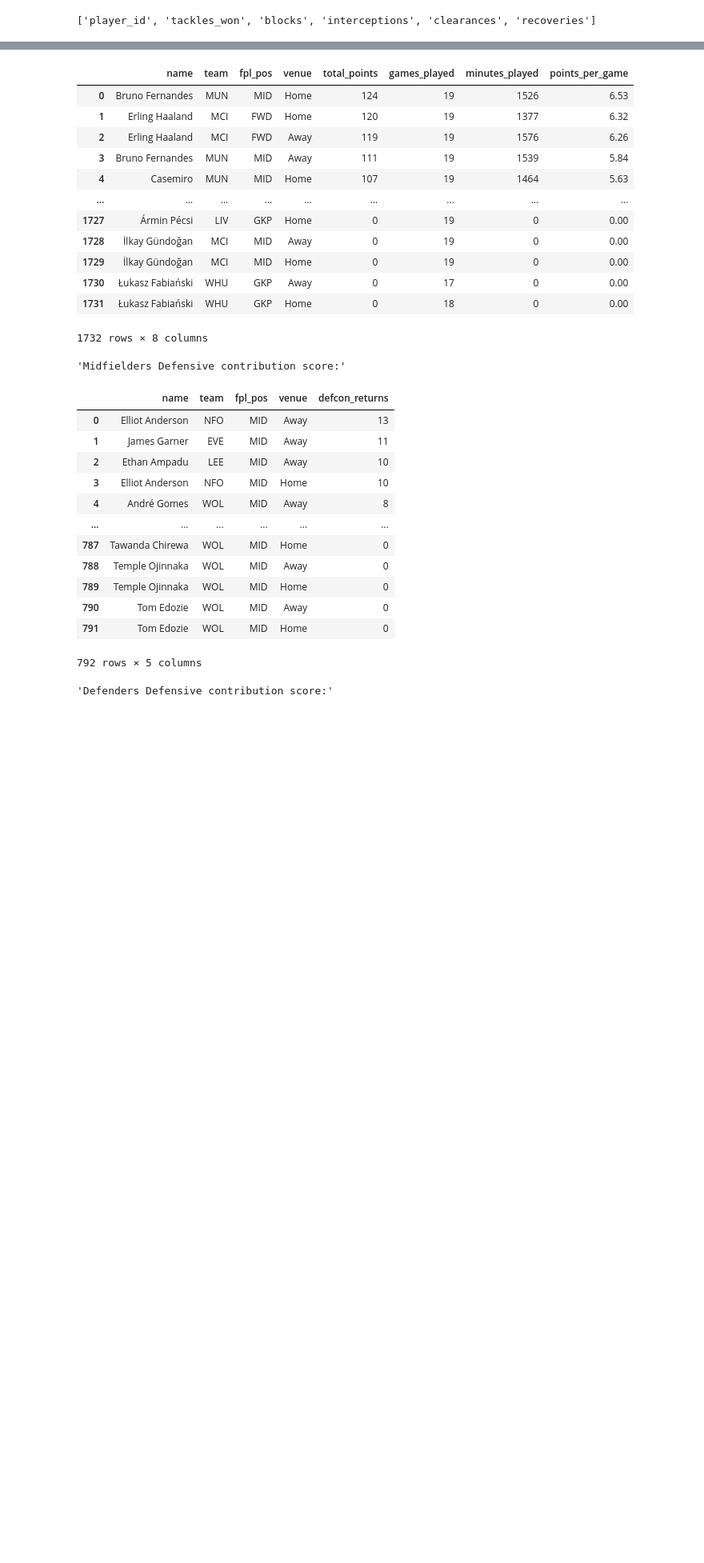
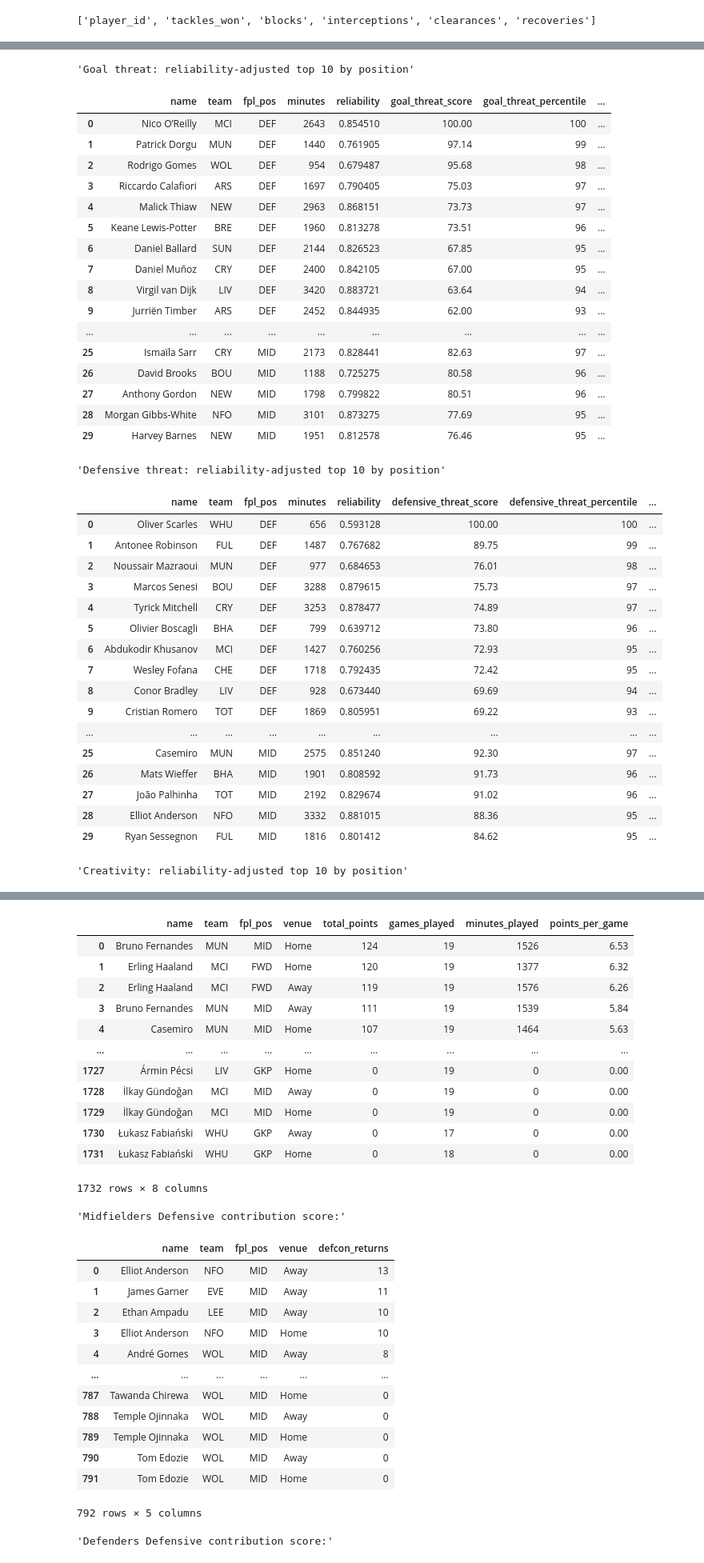
Before and after one commit to Ukandu20/FPL_Assistant, a Jupyter notebook: notebooks/fpl.ipynb, the cells around one changed output, grey strips where cells are left out. Shown at 80% size. Drawn from its saved outputs; the diff is of its cells as text; code cells hidden in the pictures; blank space fills up the shorter version.

```diff
--- a/notebooks/fpl.ipynb
+++ b/notebooks/fpl.ipynb
@@ -728,7 +731,7 @@ def _position_zscore(series):
     return (series - series.mean()) / std
 
 
-def prepare_shrunk_metrics(df, metric_cols, mins=900, prior_minutes=900):
+def prepare_shrunk_metrics(df, metric_cols, mins=450, prior_minutes=450):
     result = df.loc[
         (df['minutes'] >= mins) & df['fpl_pos'].isin(POSITIONS)
     ].copy()
@@ -803,7 +806,7 @@ def add_position_composite(df, weights, prefix):
 # Goal threat
 goal_metrics = ['goals_scored', 'xg', 'shots_total', 'shots_on_target']
 shrunk_goal_scores = prepare_shrunk_metrics(
-    players_shooting_df, goal_metrics, mins=900, prior_minutes=900
+    players_shooting_df, goal_metrics, mins=450, prior_minutes=450
 )
 shrunk_goal_scores['gls_performance_shrunk'] = (
     shrunk_goal_scores['goals_scored_p90_shrunk']
@@ -830,7 +833,7 @@ defensive_metrics = [
     'tackles_won', 'interceptions', 'clearances', 'blocks', 'recoveries'
 ]
 shrunk_defensive_scores = prepare_shrunk_metrics(
-    players_defense_df, defensive_metrics, mins=900, prior_minutes=900
+    players_defense_df, defensive_metrics, mins=450, prior_minutes=450
 )
 shrunk_defensive_scores = add_position_composite(
     shrunk_defensive_scores,
@@ -848,34 +851,72 @@ shrunk_defensive_scores = add_position_composite(
 # Creativity
 creativity_metrics = ['key_passes', 'big_chances_created', 'assists', 'xa']
 shrunk_creativity_scores = prepare_shrunk_metrics(
-    players_passing_df, creativity_metrics, mins=900, prior_minutes=900
+    players_passing_df, creativity_metrics, mins=450, prior_minutes=450
 )
 shrunk_creativity_scores = add_position_composite(
     shrunk_creativity_scores,
     {
         'key_passes_p90_z': 0.25,
         'big_chances_created_p90_z': 0.20,
         'assists_p90_z': 0.05,
         'xa_p90_z': 0.50,
     },
     'creativity',
 )
 
 
 # Preview the top 10 in each position for each model.
 for label, frame, prefix in [
     ('Goal threat', shrunk_goal_scores, 'goal_threat'),
     ('Defensive threat', shrunk_defensive_scores, 'defensive_threat'),
     ('Creativity', shrunk_creativity_scores, 'creativity'),
 ]:
     preview_cols = [
         'name', 'team', 'fpl_pos', 'minutes', 'reliability',
         f'{prefix}_score', f'{prefix}_percentile', f'{prefix}_rank',
     ]
     preview = (
         frame.sort_values(['fpl_pos', f'{prefix}_rank'])
         .groupby('fpl_pos', group_keys=False)
         .head(10)[preview_cols]
         .reset_index(drop=True)
     )
-    #display(f'{label}: reliability-adjusted top 10 by position', preview)
+    display(f'{label}: reliability-adjusted top 10 by position', preview)
+# %% [output]
+'Goal threat: reliability-adjusted top 10 by position'
+|  | name | team | fpl_pos | minutes | reliability | goal_threat_score | goal_threat_percentile | ... |
+| 0 | Nico O’Reilly | MCI | DEF | 2643 | 0.854510 | 100.00 | 100 | ... |
+| 1 | Patrick Dorgu | MUN | DEF | 1440 | 0.761905 | 97.14 | 99 | ... |
+| 2 | Rodrigo Gomes | WOL | DEF | 954 | 0.679487 | 95.68 | 98 | ... |
+| 3 | Riccardo Calafiori | ARS | DEF | 1697 | 0.790405 | 75.03 | 97 | ... |
+| 4 | Malick Thiaw | NEW | DEF | 2963 | 0.868151 | 73.73 | 97 | ... |
+| 5 | Keane Lewis-Potter | BRE | DEF | 1960 | 0.813278 | 73.51 | 96 | ... |
+| 6 | Daniel Ballard | SUN | DEF | 2144 | 0.826523 | 67.85 | 95 | ... |
+| 7 | Daniel Muñoz | CRY | DEF | 2400 | 0.842105 | 67.00 | 95 | ... |
+| 8 | Virgil van Dijk | LIV | DEF | 3420 | 0.883721 | 63.64 | 94 | ... |
+| 9 | Jurriën Timber | ARS | DEF | 2452 | 0.844935 | 62.00 | 93 | ... |
+| ... | ... | ... | ... | ... | ... | ... | ... | ... |
+| 25 | Ismaïla Sarr | CRY | MID | 2173 | 0.828441 | 82.63 | 97 | ... |
+| 26 | David Brooks | BOU | MID | 1188 | 0.725275 | 80.58 | 96 | ... |
+| 27 | Anthony Gordon | NEW | MID | 1798 | 0.799822 | 80.51 | 96 | ... |
+| 28 | Morgan Gibbs-White | NFO | MID | 3101 | 0.873275 | 77.69 | 95 | ... |
+| 29 | Harvey Barnes | NEW | MID | 1951 | 0.812578 | 76.46 | 95 | ... |
+'Defensive threat: reliability-adjusted top 10 by position'
+|  | name | team | fpl_pos | minutes | reliability | defensive_threat_score | defensive_threat_percentile | ... |
+| 0 | Oliver Scarles | WHU | DEF | 656 | 0.593128 | 100.00 | 100 | ... |
+| 1 | Antonee Robinson | FUL | DEF | 1487 | 0.767682 | 89.75 | 99 | ... |
+| 2 | Noussair Mazraoui | MUN | DEF | 977 | 0.684653 | 76.01 | 98 | ... |
+| 3 | Marcos Senesi | BOU | DEF | 3288 | 0.879615 | 75.73 | 97 | ... |
+| 4 | Tyrick Mitchell | CRY | DEF | 3253 | 0.878477 | 74.89 | 97 | ... |
+| 5 | Olivier Boscagli | BHA | DEF | 799 | 0.639712 | 73.80 | 96 | ... |
+| 6 | Abdukodir Khusanov | MCI | DEF | 1427 | 0.760256 | 72.93 | 95 | ... |
+| 7 | Wesley Fofana | CHE | DEF | 1718 | 0.792435 | 72.42 | 95 | ... |
+| 8 | Conor Bradley | LIV | DEF | 928 | 0.673440 | 69.69 | 94 | ... |
+| 9 | Cristian Romero | TOT | DEF | 1869 | 0.805951 | 69.22 | 93 | ... |
+| ... | ... | ... | ... | ... | ... | ... | ... | ... |
+| 25 | Casemiro | MUN | MID | 2575 | 0.851240 | 92.30 | 97 | ... |
+| 26 | Mats Wieffer | BHA | MID | 1901 | 0.808592 | 91.73 | 96 | ... |
+| 27 | João Palhinha | TOT | MID | 2192 | 0.829674 | 91.02 | 96 | ... |
+| 28 | Elliot Anderson | NFO | MID | 3332 | 0.881015 | 88.36 | 95 | ... |
+| 29 | Ryan Sessegnon | FUL | MID | 1816 | 0.801412 | 84.62 | 95 | ... |
+'Creativity: reliability-adjusted top 10 by position'
```
Also changed, not shown: parts of 13 cells of this notebook.
